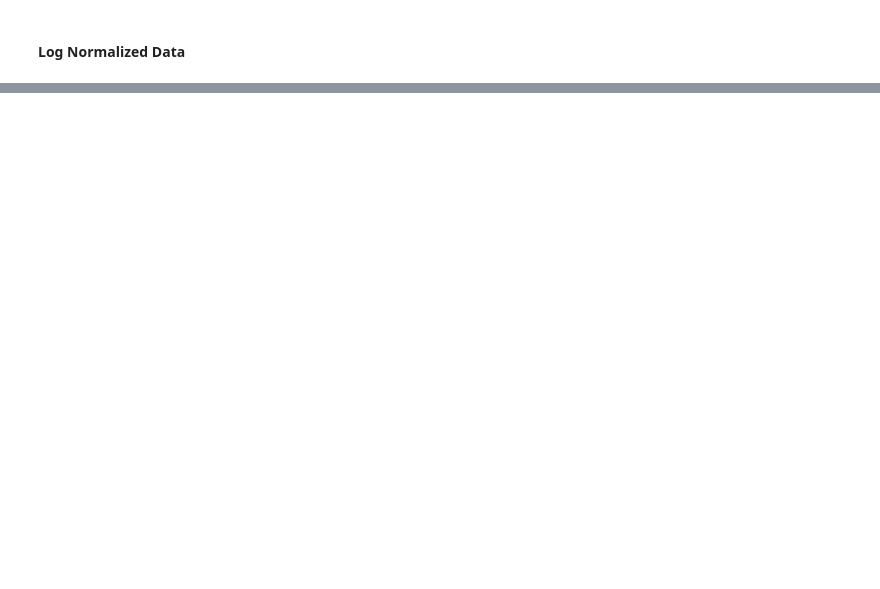
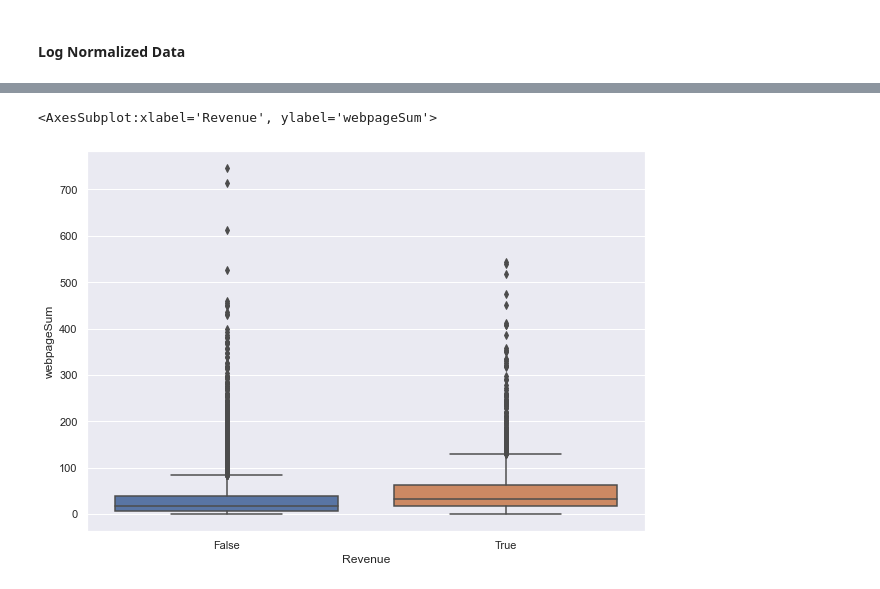
Before and after one commit to ivan-usd/panda-commerce, a Jupyter notebook: notebooks/ivanDataCleanUp.ipynb, the cells around one changed output, grey strips where cells are left out. Saved outputs shown, nothing was run; the diff lists cells and outputs as text; code cells hidden in the pictures; blank space fills up the shorter version.

```diff
--- a/notebooks/ivanDataCleanUp.ipynb
+++ b/notebooks/ivanDataCleanUp.ipynb
@@ -93,0 +133,9 @@ eCommerceDF.shape[0]
+# %%
+eCommerceDF['webpageSum'] = eCommerceDF['Administrative'] + eCommerceDF['Informational'] + eCommerceDF['ProductRelated']
+eCommerceDF['webpageDuration'] = eCommerceDF['Administrative_Duration'] + eCommerceDF['Informational_Duration'] + eCommerceDF['ProductRelated_Duration']
+# %%
+sns.set(rc={'figure.figsize':(10,7)})
+sns.boxplot(x="Revenue", y="webpageSum", data=eCommerceDF.dropna())
+# %% [output]
+<AxesSubplot:xlabel='Revenue', ylabel='webpageSum'>
+[figure, added]
```
Also changed, not shown: parts of 27 cells of this notebook, 1 other file.
